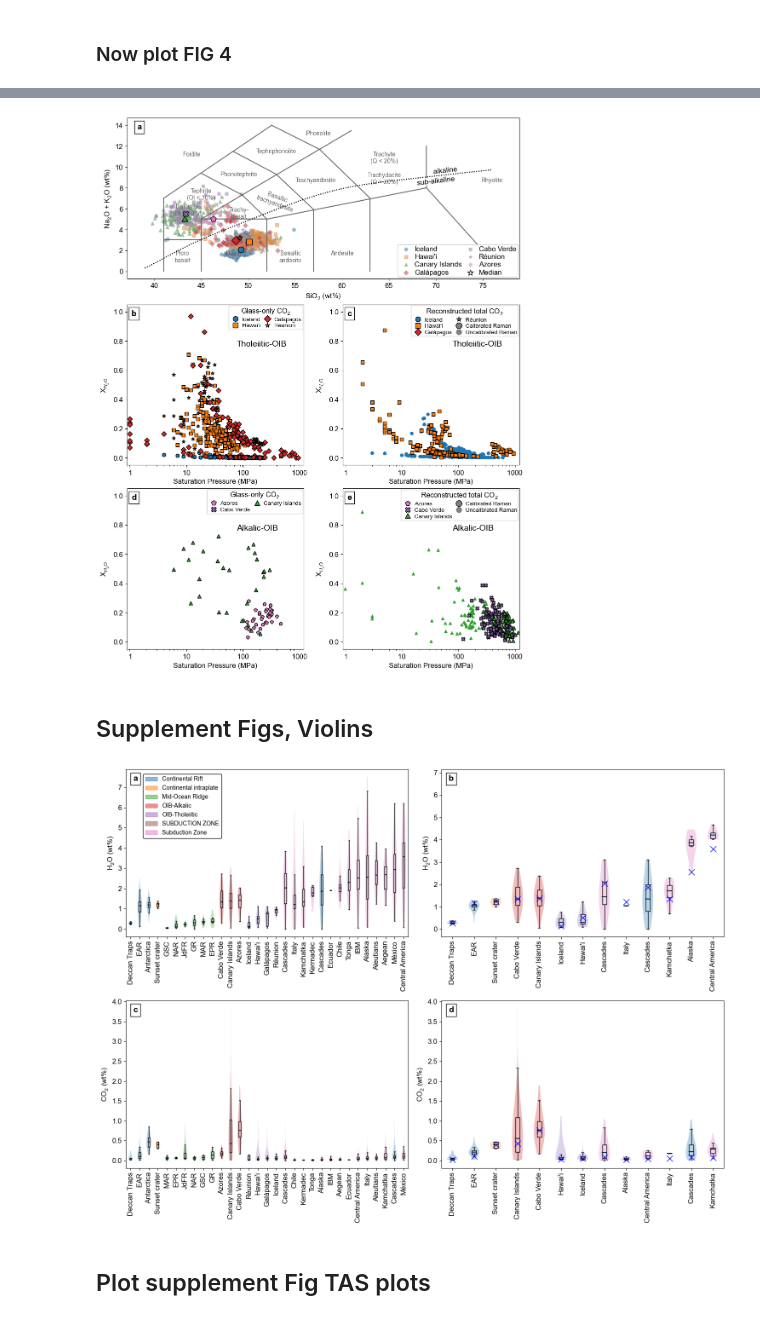
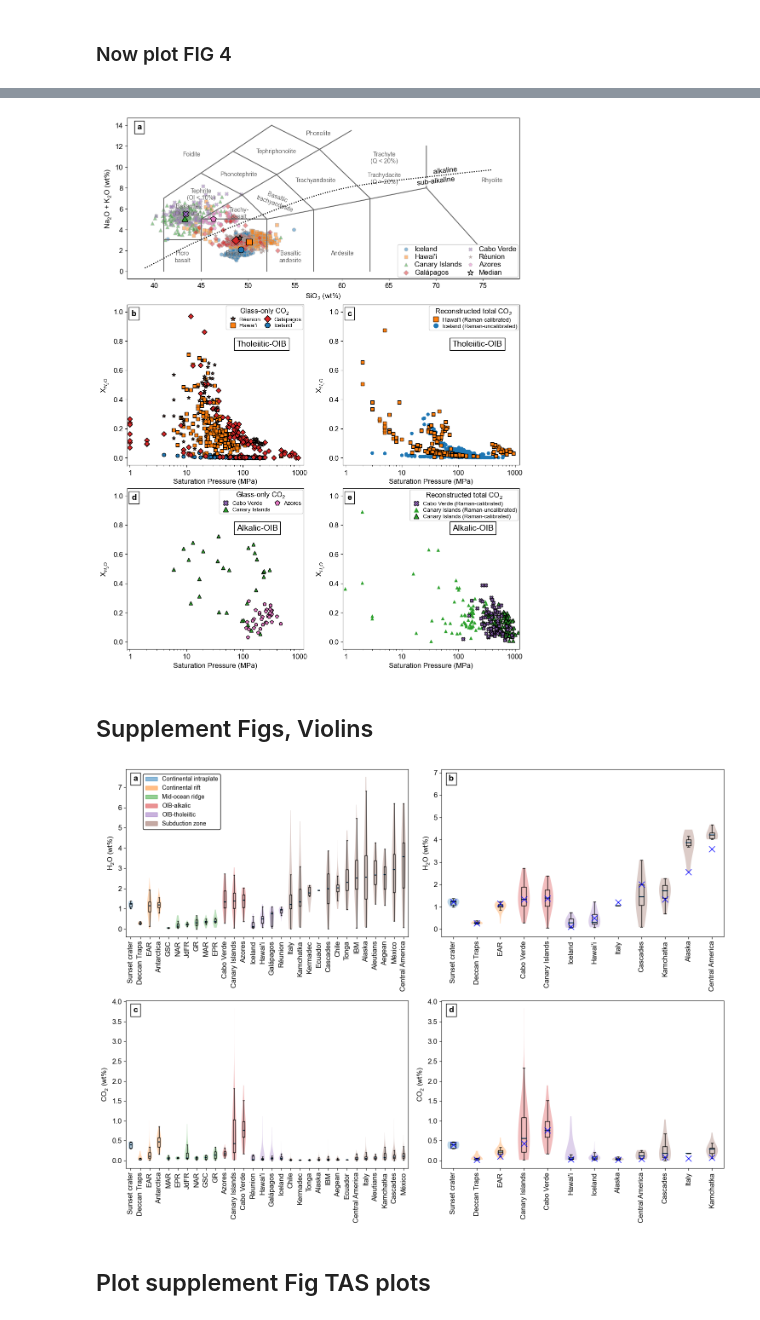
Before and after one commit to cljdevitre/2023_Kilauea-rapid-response-simulation, a Jupyter notebook: Data+notebooks/Sub_files/Re-submitted_JPET_042324/Revisions/Fig3+4_plotting.ipynb, the cells around one changed output, grey strips where cells are left out. Drawn from its saved outputs; the diff is of its cells as text; code cells hidden in the pictures.

```diff
--- a/Data+notebooks/Sub_files/Re-submitted_JPET_042324/Revisions/Fig3+4_plotting.ipynb
+++ b/Data+notebooks/Sub_files/Re-submitted_JPET_042324/Revisions/Fig3+4_plotting.ipynb
@@ -166,7 +166,9 @@ fig.savefig("map_panel.pdf")
 ### Fig3 Violin panels
 # %%
 data_filtered_P_over20=vdatafilt2[vdatafilt2['SaturationP_bars_VESIcal']/10>20]
-
+data_filtered_P_over20 = data_filtered_P_over20[
+    (data_filtered_P_over20['XH2O_fl_VESIcal'].notna())
+]
 fig, axs = plt.subplots(1, 2, figsize=(15, 6))
 bbox=dict(boxstyle='square', facecolor='white', edgecolor='black')
 
@@ -376,13 +396,13 @@ from matplotlib.ticker import ScalarFormatter
 
 plotting_df=vdatafilt2.copy()#data_filtered_P_over20.copy()
 
-is_oibthol = plotting_df['Location type'].str.contains('OIB-Tholeiitic')
+is_oibthol = plotting_df['Location type'].str.contains('OIB-tholeiitic')
 is_oib = plotting_df['Location type'].str.contains('OIB')
-is_oibalk = plotting_df['Location type'].str.contains('OIB-Alkalic')
+is_oibalk = plotting_df['Location type'].str.contains('OIB-alkalic')
 is_intraplate = plotting_df['Location type'].str.contains('intraplate')
-is_sz = plotting_df['Location type'] == 'Subduction Zone'
-is_rift = plotting_df['Location type'].str.contains('Rift')
-is_morb = plotting_df['Location type'].str.contains('Ridge')
+is_sz = plotting_df['Location type'] == 'Subduction zone'
+is_rift = plotting_df['Location type'].str.contains('rift')
+is_morb = plotting_df['Location type'].str.contains('ridge')
 
 
 edgecolors='darkgrey'
@@ -501,50 +521,65 @@ for i, location_type in enumerate([is_oibthol, is_oibalk]):
             axs[i+3].scatter(raman_uncal_data[x_col][loc]/kbar_or_MPa, raman_uncal_data[y_col][loc],
                             marker=marker_dict[location], color=location_colors[location],
                             alpha=1, edgecolor='none', label='_nolegend_', zorder=1)
             axs[i+3].scatter(raman_cal_data[x_col][loc]/kbar_or_MPa, raman_cal_data[y_col][loc],
                             marker=marker_dict[location], color=location_colors[location],
                             alpha=1, edgecolor='k', label='_nolegend_', zorder=2)
 
     # Create legend handles and labels
-    legend_handles = []
-    legend_labels = []
+    legend_handles1 = []
+    legend_labels1 = []
+    legend_handles3 = []
+    legend_labels3 = []
+
     for location in locations_in_subplot:
-        legend_handles.append(plt.Line2D([0], [0], marker=marker_dict[location], markeredgecolor='k',color='w', markerfacecolor=location_colors[location], markersize=8.5))
-        legend_labels.append(location)
+        legend_handles1.append(plt.Line2D([0], [0], marker=marker_dict[location], markeredgecolor='k',color='w', markerfacecolor=location_colors[location], markersize=8.5))
+        legend_labels1.append(location)
+
+        if i==0:
+            if location in raman_uncal_data['Location'].to_list():
+                legend_handles3.append(plt.Line2D([0], [0], marker=marker_dict[location], markeredgecolor='none',color='w', markerfacecolor=location_colors[location], markersize=8.5))
+                legend_labels3.append(f'{location} (Raman-uncalibrated)')
+            if location in raman_cal_data['Location'].to_list():
+                legend_handles3.append(plt.Line2D([0], [0], marker=marker_dict[location], markeredgecolor='k',color='w', markerfacecolor=location_colors[location], markersize=8.5))
+                legend_labels3.append(f'{location} (Raman-calibrated)')
+        if i==1:
+            if location in raman_uncal_data['Location'].to_list():
+                legend_handles3.append(plt.Line2D([0], [0], marker=marker_dict[location], markeredgecolor='none',color='w', markerfacecolor=location_colors[location], markersize=8.5))
+                legend_labels3.append(f'{location} (Raman-uncalibrated)')
+            if location in raman_cal_data['Location'].to_list():
+                legend_handles3.append(plt.Line2D([0], [0], marker=marker_dict[location], markeredgecolor='k',color='w', markerfacecolor=location_colors[location], markersize=8.5))
+                legend_labels3.append(f'{location} (Raman-calibrated)')
 
     # Add legend for current subplot
-    axs[i+1].legend(legend_handles, legend_labels, **legend_params_subplot,title='Glass-only CO$_2$')
+    axs[i+1].legend(legend_handles1, legend_labels1, **legend_params_subplot,title='Glass-only CO$_2$')
 
-    # Add marker legends
-    legend_handles.extend([
-        plt.Line2D([0], [0], marker='o', color='w', markerfacecolor='grey', markeredgecolor='k', markersize=10, linestyle=''),
-        plt.Line2D([0], [0], marker='o', color='w', markerfacecolor='grey', markeredgecolor='none', markersize=10, linestyle='')
-    ])
-    legend_labels.extend(['Calibrated Raman', 'Uncalibrated Raman'])
-    axs[i+3].legend(legend_handles, legend_labels, **legend_params_subplot,title='Reconstructed total CO$_2$')
+
+    legend_params_subplot34=legend_params_subplot.copy()
+    legend_params_subplot34['ncols'] = 1
+    axs[i+3].legend(legend_handles3, legend_labels3, **legend_params_subplot34,title='Reconstructed total CO$_2$')
 
 pos=(0.62,0.74)
-axs[1].text(pos[0], pos[1], 'Tholeiitic-OIB', transform=axs[1].transAxes, fontsize=14, fontweight='regular')
-axs[2].text(pos[0], pos[1], 'Alkalic-OIB', transform=axs[2].transAxes, fontsize=14, fontweight='regular')
-axs[3].text(pos[0], pos[1], 'Tholeiitic-OIB', transform=axs[3].transAxes, fontsize=14, fontweight='regular')
-axs[4].text(pos[0], pos[1], 'Alkalic-OIB', transform=axs[4].transAxes, fontsize=14, fontweight='regular')
+axs[1].text(pos[0], pos[1], 'Tholeiitic-OIB', transform=axs[1].transAxes, fontsize=14, fontweight='regular',bbox=bbox)
+axs[2].text(pos[0], pos[1], 'Alkalic-OIB', transform=axs[2].transAxes, fontsize=14, fontweight='regular',bbox=bbox)
+axs[3].text(pos[0], pos[1], 'Tholeiitic-OIB', transform=axs[3].transAxes, fontsize=14, fontweight='regular',bbox=bbox)
+axs[4].text(pos[0], pos[1], 'Alkalic-OIB', transform=axs[4].transAxes, fontsize=14, fontweight='regular',bbox=bbox)
 
 for i in [1,2,3,4]:
     axs[i].set_xlabel("Saturation Pressure (MPa)")
     axs[i].set_ylabel("X$_{H_2O}$")
     # axs[i].set_xlim([-300/kbar_or_MPa,12000/kbar_or_MPa])
     axs[i].set_ylim([-0.05,1.05])
     axs[i].set_xscale("log")
     axs[i].set_xlim([0.9,1200])
     axs[i].xaxis.set_major_formatter(ScalarFormatter(useMathText=True))
 
 
 plt.show()
 
 
 fig.savefig("Fig4_AlkvsThol.pdf")
 # %% [output]
-[figure, old version]
+[figure, new version]
 # %% [markdown]
 ## Supplement Figs, Violins
 # %%
@@ -788,7 +823,7 @@ fig.savefig(os.path.join(os.getcwd(), 'Supplement Figs', "FigS_violin_panels_H2O
 
 plt.show()
 # %% [output]
-[figure, old version]
+[figure, new version]
 # %% [markdown]
 ## Plot supplement Fig TAS plots
 # %%
```
Also changed, not shown: parts of 6 cells of this notebook, 23 other files.
